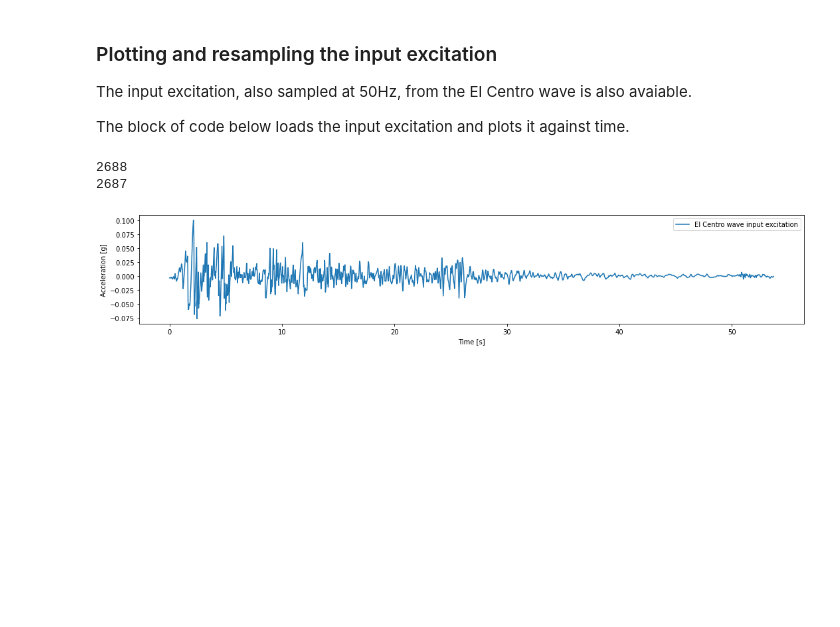
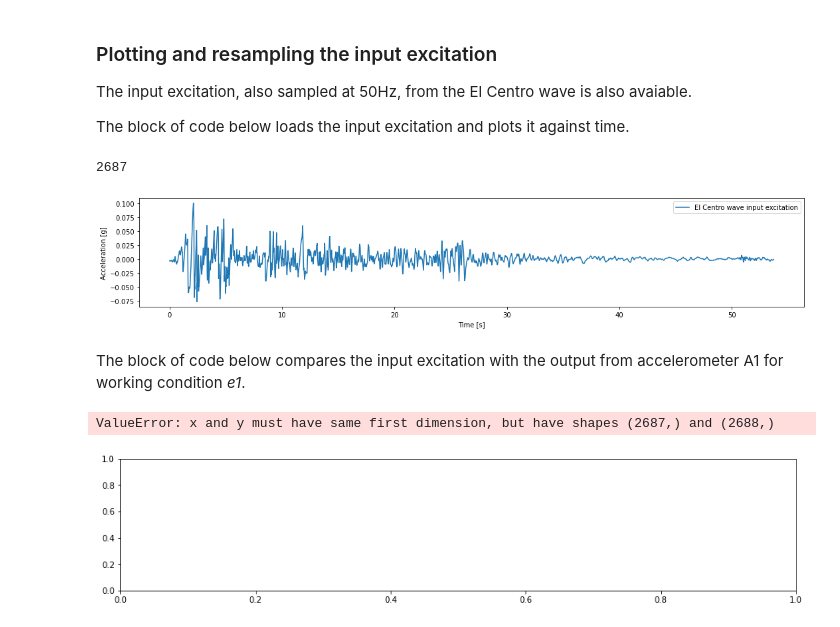
Before and after one commit to zwynne/EDACAB, a Jupyter notebook: docs/source/Welcome_page_and_tutorials/005_Shaker_table_data_introduction.ipynb, the cells around one changed output. Drawn from its saved outputs; the diff is of its cells as text; code cells hidden in the pictures; blank space fills up the shorter version.

```diff
--- a/docs/source/Welcome_page_and_tutorials/005_Shaker_table_data_introduction.ipynb
+++ b/docs/source/Welcome_page_and_tutorials/005_Shaker_table_data_introduction.ipynb
@@ -135,9 +135,21 @@ ax.set_ylabel('Acceleration [g]')
 ax.set_xlabel('Time [s]')
 ax.legend(loc=1)
 fg.tight_layout()
-print(len(dat0['Working condition: e1']['Measuring point: A10']['Time [s]']))
-print(len(t_excitation))
+len(t_excitation)
 # %% [output]
-2688
 2687
 [figure]
+# %% [markdown]
+The block of code below compares the input excitation with the output from accelerometer A1 for working condition *e1*.
+# %%
+condition = 'Working condition: e1'
+channel = 'Measuring point: A1'
+fg,ax = plt.subplots(figsize=(15,3))
+ax.plot(excitation_data,dat0[condition][channel]['Acceleration'])
+ax.set_ylabel('Output Acceleration [g]')
+ax.set_xlabel('Input Acceleration [g]')
+ax.legend(loc=1)
+fg.tight_layout()
+# %% [output]
+ValueError: x and y must have same first dimension, but have shapes (2687,) and (2688,)
+[figure, added]
```
Also changed, not shown: 1 other file.
